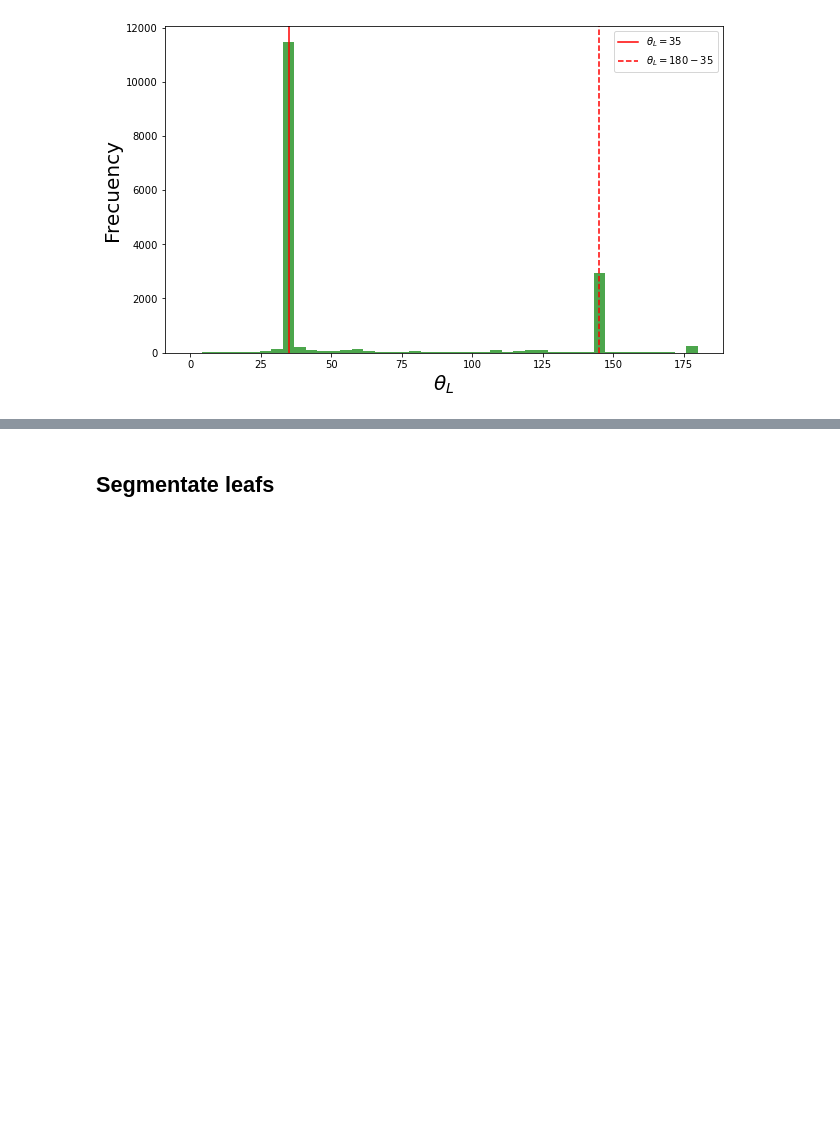
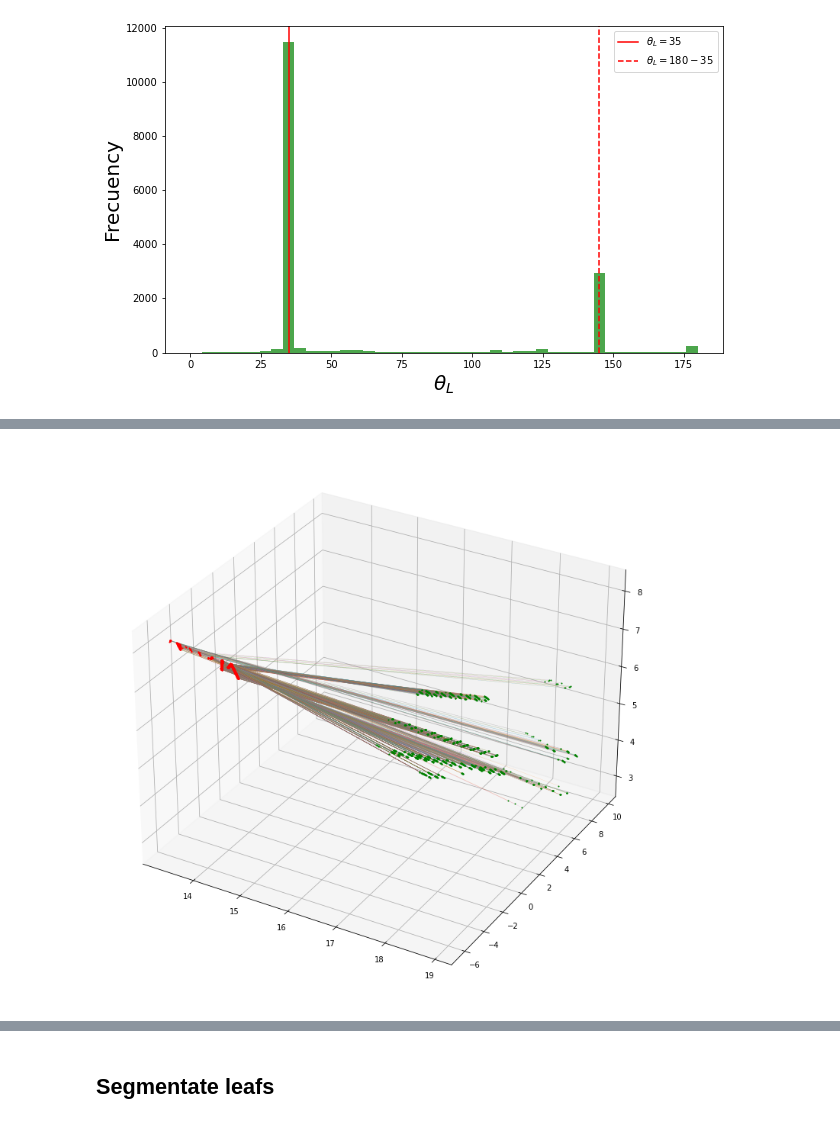
Before and after one commit to junqi108/planttech, a Jupyter notebook: nb/read_scans_velodyne_v2.ipynb, the cells around one changed output, grey strips where cells are left out. Cells and saved outputs as stored; diff of their text form; code cells hidden in the pictures; blank space fills up the shorter version.

```diff
--- a/nb/read_scans_velodyne_v2.ipynb
+++ b/nb/read_scans_velodyne_v2.ipynb
@@ -281,0 +409,14 @@ plt.show()
+# %%
+ax = m3d.Axes3D(plt.figure(figsize=(10, 10)))
+
+n = len(tracers['p'])
+for p, pb, linepts in zip(tracers['p'][:n], tracers['pb'][:n], tracers['linepts'][:n]):
+
+#     ax.scatter3D(*linepts.T, c='k')
+    ax.scatter3D(*p, c='g', s=1)
+    ax.scatter3D(*pb, c='r', s=1)
+    ax.plot3D(*linepts.T, lw=0.1)
+
+plt.show()
+# %% [output]
+[figure, added]
```
Also changed, not shown: parts of 34 cells of this notebook, 2 other files.
